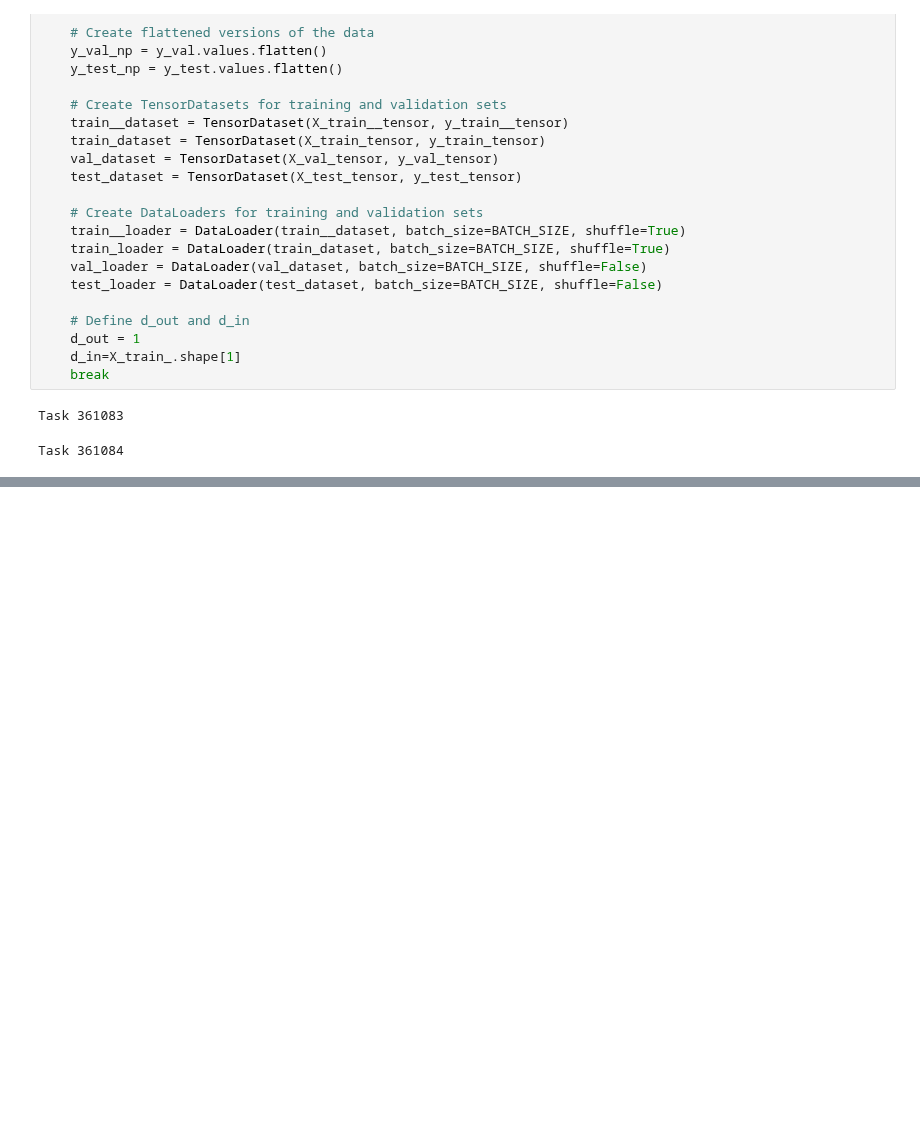
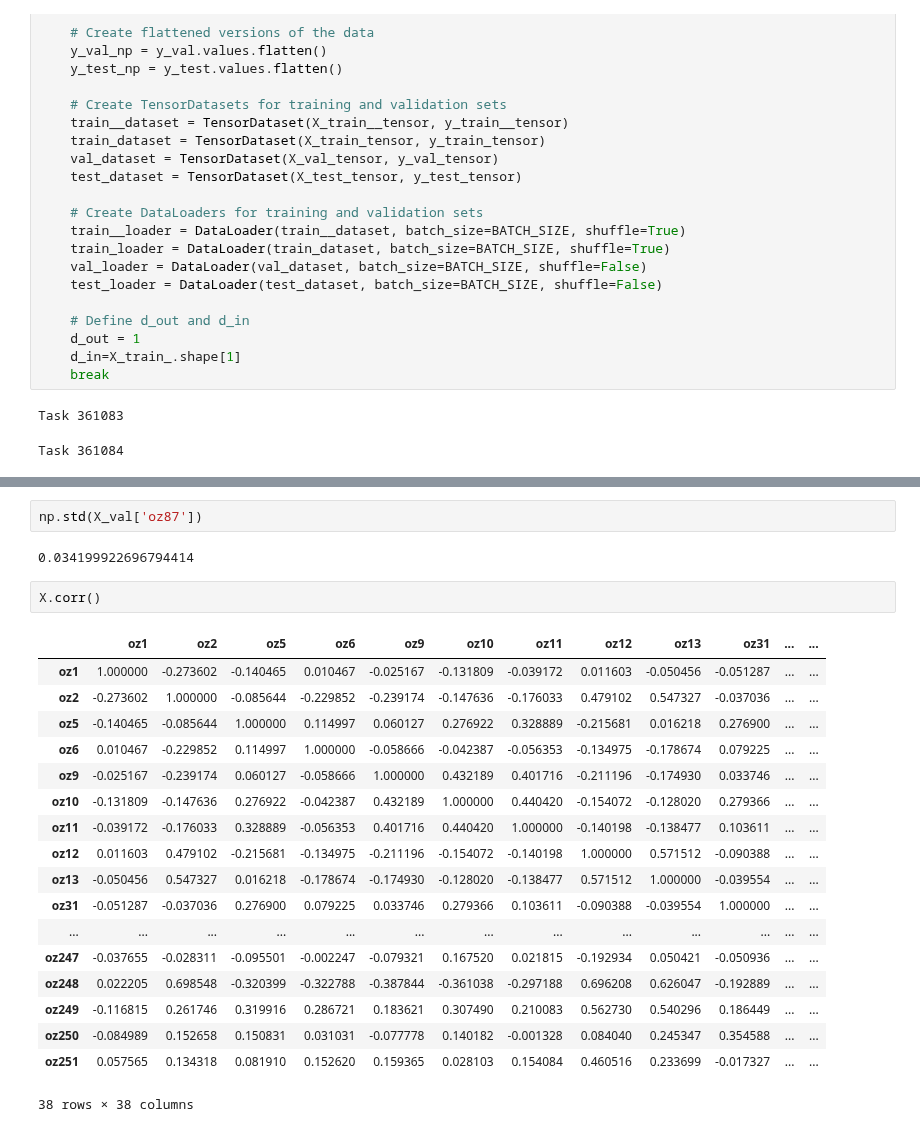
Before and after one commit to mmaninetti/ML_models_for_extrapolation, a Jupyter notebook: ONLY NUMERICAL FEATURES/REGRESSION/RMSE/tests.ipynb, the cells around one changed output, grey strips where cells are left out. Saved outputs shown, nothing was run; the diff lists cells and outputs as text; blank space fills up the shorter version.

```diff
--- a/ONLY NUMERICAL FEATURES/REGRESSION/RMSE/tests.ipynb
+++ b/ONLY NUMERICAL FEATURES/REGRESSION/RMSE/tests.ipynb
@@ -1783,0 +2170,25 @@ Task 361281
+# %%
+np.std(X_val['oz87'])
+# %% [output]
+0.034199922696794414
+# %%
+X.corr()
+# %% [output]
+|  | oz1 | oz2 | oz5 | oz6 | oz9 | oz10 | oz11 | oz12 | oz13 | oz31 | ... | ... |
+| oz1 | 1.000000 | -0.273602 | -0.140465 | 0.010467 | -0.025167 | -0.131809 | -0.039172 | 0.011603 | -0.050456 | -0.051287 | ... | ... |
+| oz2 | -0.273602 | 1.000000 | -0.085644 | -0.229852 | -0.239174 | -0.147636 | -0.176033 | 0.479102 | 0.547327 | -0.037036 | ... | ... |
+| oz5 | -0.140465 | -0.085644 | 1.000000 | 0.114997 | 0.060127 | 0.276922 | 0.328889 | -0.215681 | 0.016218 | 0.276900 | ... | ... |
+| oz6 | 0.010467 | -0.229852 | 0.114997 | 1.000000 | -0.058666 | -0.042387 | -0.056353 | -0.134975 | -0.178674 | 0.079225 | ... | ... |
+| oz9 | -0.025167 | -0.239174 | 0.060127 | -0.058666 | 1.000000 | 0.432189 | 0.401716 | -0.211196 | -0.174930 | 0.033746 | ... | ... |
+| oz10 | -0.131809 | -0.147636 | 0.276922 | -0.042387 | 0.432189 | 1.000000 | 0.440420 | -0.154072 | -0.128020 | 0.279366 | ... | ... |
+| oz11 | -0.039172 | -0.176033 | 0.328889 | -0.056353 | 0.401716 | 0.440420 | 1.000000 | -0.140198 | -0.138477 | 0.103611 | ... | ... |
+| oz12 | 0.011603 | 0.479102 | -0.215681 | -0.134975 | -0.211196 | -0.154072 | -0.140198 | 1.000000 | 0.571512 | -0.090388 | ... | ... |
+| oz13 | -0.050456 | 0.547327 | 0.016218 | -0.178674 | -0.174930 | -0.128020 | -0.138477 | 0.571512 | 1.000000 | -0.039554 | ... | ... |
+| oz31 | -0.051287 | -0.037036 | 0.276900 | 0.079225 | 0.033746 | 0.279366 | 0.103611 | -0.090388 | -0.039554 | 1.000000 | ... | ... |
+| ... | ... | ... | ... | ... | ... | ... | ... | ... | ... | ... | ... | ... |
+| oz247 | -0.037655 | -0.028311 | -0.095501 | -0.002247 | -0.079321 | 0.167520 | 0.021815 | -0.192934 | 0.050421 | -0.050936 | ... | ... |
+| oz248 | 0.022205 | 0.698548 | -0.320399 | -0.322788 | -0.387844 | -0.361038 | -0.297188 | 0.696208 | 0.626047 | -0.192889 | ... | ... |
+| oz249 | -0.116815 | 0.261746 | 0.319916 | 0.286721 | 0.183621 | 0.307490 | 0.210083 | 0.562730 | 0.540296 | 0.186449 | ... | ... |
+| oz250 | -0.084989 | 0.152658 | 0.150831 | 0.031031 | -0.077778 | 0.140182 | -0.001328 | 0.084040 | 0.245347 | 0.354588 | ... | ... |
+| oz251 | 0.057565 | 0.134318 | 0.081910 | 0.152620 | 0.159365 | 0.028103 | 0.154084 | 0.460516 | 0.233699 | -0.017327 | ... | ... |
+38 rows × 38 columns
```
Also changed, not shown: parts of 15 cells of this notebook, 6 other files.
